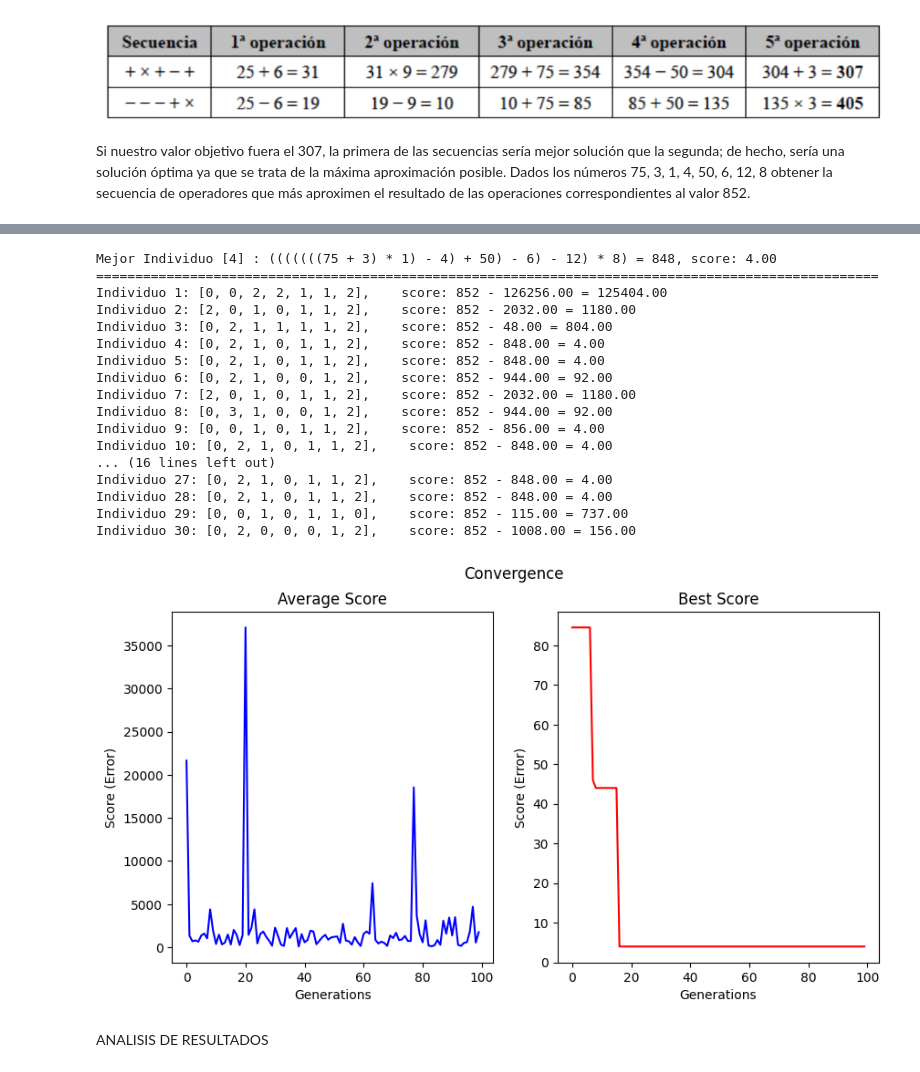
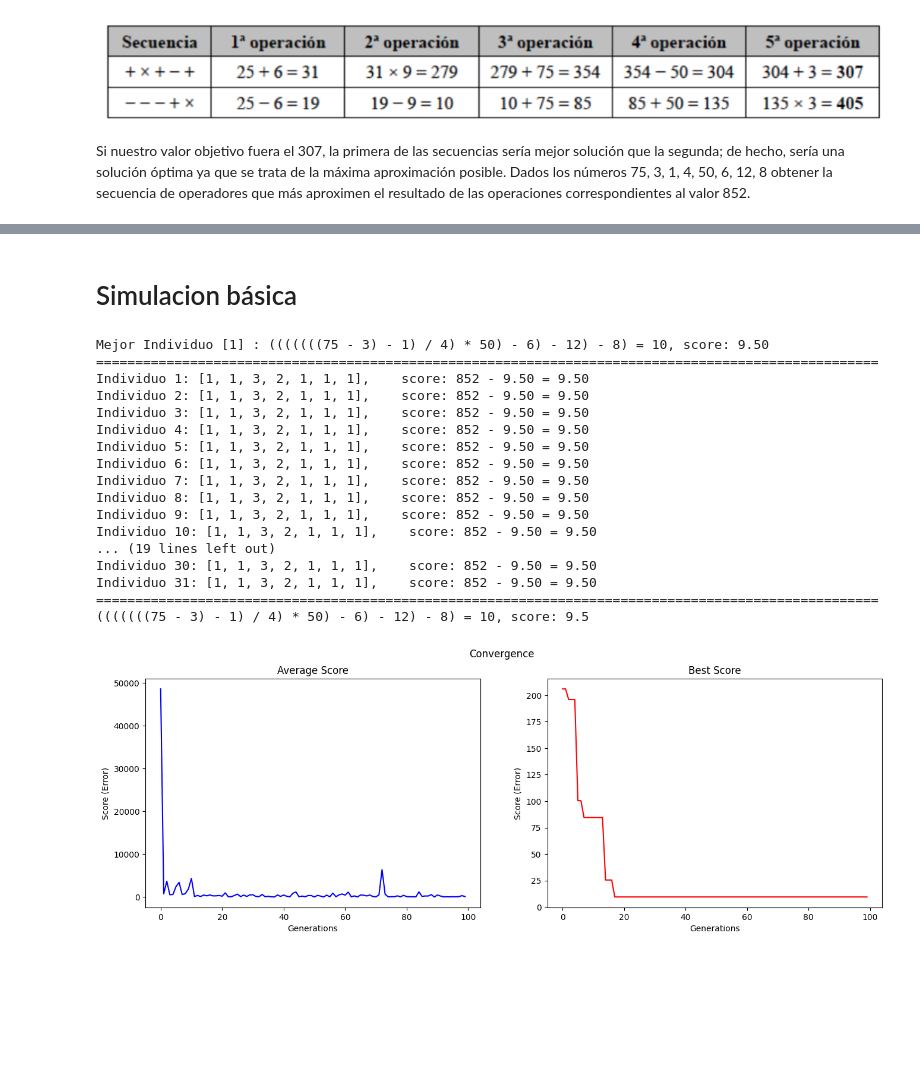
Before and after one commit to RubenGonV/SimP1, a Jupyter notebook: P2/genetic_main.ipynb, the cells around one changed output, grey strips where cells are left out. Drawn from its saved outputs; the diff is of its cells as text; code cells hidden in the pictures; blank space fills up the shorter version.

Commit message:
simulaciones

```diff
--- a/P2/genetic_main.ipynb
+++ b/P2/genetic_main.ipynb
@@ -63,6 +108,6 @@ def evaluar_poblacion(poblacion):
     evaluaciones = []
 
     for i in poblacion:
-        evaluaciones.append(abs(objetivo-evaluar_individuo(i)))
+        evaluaciones.append(score_individuo(i))
 
     return evaluaciones
@@ -109,7 +156,7 @@ Operadores (seleccion (prob y torneo), cruce y mutacion)
 # %%
-def seleccion_torneo(poblacion, evaluaciones, k_torneo, num_seleccionados):
+def seleccion_torneo(poblacion, k_torneo, num_seleccionados):
     """
-    Realiza selección por torneo.
+    Realiza selección por torneo con selección única.
 
     INPUT:
     - poblacion: lista de individuos.
@@ -118,19 +165,25 @@ def seleccion_torneo(poblacion, evaluaciones, k_torneo, num_seleccionados):
     - num_seleccionados: número de individuos a seleccionar.
 
     OUTPUT:
-    - lista de individuos seleccionados.
+    - lista de individuos seleccionados únicos.
     """
     seleccionados = []
+    disponibles = list(range(len(poblacion)))  # Lista de índices disponibles
+    evaluaciones = evaluar_poblacion(poblacion)
 
     for _ in range(num_seleccionados):
-        # Selecciona k_torneo individuos al azar de la población.
-        indices_torneo = random.sample(range(len(poblacion)), k_torneo)
+        # Selecciona k_torneo individuos al azar de los disponibles
+        indices_torneo = random.sample(disponibles, min(k_torneo, len(disponibles)))
         participantes = [poblacion[i] for i in indices_torneo]
         evaluar_torneo = [evaluaciones[i] for i in indices_torneo]
 
         # Seleccionar al mejor del torneo
-        ganador = participantes[evaluar_torneo.index(min(evaluar_torneo))]
-        # print(f'el ganador de la seleccion es {ganador} de entre {participantes}')
+        mejor_indice_local = evaluar_torneo.index(min(evaluar_torneo))
+        ganador_indice = indices_torneo[mejor_indice_local]
+        ganador = poblacion[ganador_indice]
+
+        # Eliminar el índice seleccionado de disponibles
+        disponibles.remove(ganador_indice)
         seleccionados.append(ganador)
 
     return seleccionados
@@ -261,54 +487,57 @@ lista_numeros = [75, 3, 1, 4, 50, 6, 12, 8] # ejemplo: [25, 6, 9, 75, 50, 3, 8]
 objetivo = 852 # ejemplo: 307
 operadores = ['+', '-', '*', '/']
+# %% [markdown]
+# Simulacion básica
 # %%
 n_inicial = 30
 n_epocas = 100
 k_torneo = 3
-prob_cruce = 0.8
-prob_mutacion = 0.1
+replacement_ratio = 0.5
+prob_cruce = 0.6
+prob_mutacion = 0.05
 
-_, _, best_fitness_history, average_fitness_history = genetic_main(lista_numeros, objetivo, operadores, n_inicial, k_torneo,
-                                                                   n_epocas, prob_cruce, prob_mutacion)
+mejor, _, best_fitness_history, average_fitness_history = genetic_main(lista_numeros, objetivo, operadores, n_inicial, k_torneo,
+                                                                                     replacement_ratio, n_epocas, prob_cruce, prob_mutacion)
+print("=" * 100)
+print(f"{individuo_to_string(mejor)}, score: {score_individuo(mejor)}")
 # %% [output]
-Mejor Individuo [4] : (((((((75 + 3) * 1) - 4) + 50) - 6) - 12) * 8) = 848, score: 4.00
+Mejor Individuo [1] : (((((((75 - 3) - 1) / 4) * 50) - 6) - 12) - 8) = 10, score: 9.50
 ====================================================================================================
-Individuo 1: [0, 0, 2, 2, 1, 1, 2],    score: 852 - 126256.00 = 125404.00
-Individuo 2: [2, 0, 1, 0, 1, 1, 2],    score: 852 - 2032.00 = 1180.00
-Individuo 3: [0, 2, 1, 1, 1, 1, 2],    score: 852 - 48.00 = 804.00
-Individuo 4: [0, 2, 1, 0, 1, 1, 2],    score: 852 - 848.00 = 4.00
-Individuo 5: [0, 2, 1, 0, 1, 1, 2],    score: 852 - 848.00 = 4.00
-Individuo 6: [0, 2, 1, 0, 0, 1, 2],    score: 852 - 944.00 = 92.00
-Individuo 7: [2, 0, 1, 0, 1, 1, 2],    score: 852 - 2032.00 = 1180.00
-Individuo 8: [0, 3, 1, 0, 0, 1, 2],    score: 852 - 944.00 = 92.00
-Individuo 9: [0, 0, 1, 0, 1, 1, 2],    score: 852 - 856.00 = 4.00
-Individuo 10: [0, 2, 1, 0, 1, 1, 2],    score: 852 - 848.00 = 4.00
-... (16 lines left out)
-Individuo 27: [0, 2, 1, 0, 1, 1, 2],    score: 852 - 848.00 = 4.00
-Individuo 28: [0, 2, 1, 0, 1, 1, 2],    score: 852 - 848.00 = 4.00
-Individuo 29: [0, 0, 1, 0, 1, 1, 0],    score: 852 - 115.00 = 737.00
-Individuo 30: [0, 2, 0, 0, 0, 1, 2],    score: 852 - 1008.00 = 156.00
+Individuo 1: [1, 1, 3, 2, 1, 1, 1],    score: 852 - 9.50 = 9.50
+Individuo 2: [1, 1, 3, 2, 1, 1, 1],    score: 852 - 9.50 = 9.50
+Individuo 3: [1, 1, 3, 2, 1, 1, 1],    score: 852 - 9.50 = 9.50
+Individuo 4: [1, 1, 3, 2, 1, 1, 1],    score: 852 - 9.50 = 9.50
+Individuo 5: [1, 1, 3, 2, 1, 1, 1],    score: 852 - 9.50 = 9.50
+Individuo 6: [1, 1, 3, 2, 1, 1, 1],    score: 852 - 9.50 = 9.50
+Individuo 7: [1, 1, 3, 2, 1, 1, 1],    score: 852 - 9.50 = 9.50
+Individuo 8: [1, 1, 3, 2, 1, 1, 1],    score: 852 - 9.50 = 9.50
+Individuo 9: [1, 1, 3, 2, 1, 1, 1],    score: 852 - 9.50 = 9.50
+Individuo 10: [1, 1, 3, 2, 1, 1, 1],    score: 852 - 9.50 = 9.50
+... (19 lines left out)
+Individuo 30: [1, 1, 3, 2, 1, 1, 1],    score: 852 - 9.50 = 9.50
+Individuo 31: [1, 1, 3, 2, 1, 1, 1],    score: 852 - 9.50 = 9.50
+====================================================================================================
+(((((((75 - 3) - 1) / 4) * 50) - 6) - 12) - 8) = 10, score: 9.5
 # %%
 import matplotlib.pyplot as plt
 
 generations_range = range(len(best_fitness_history))  # Rango de generaciones en el historial
-fig, axs = plt.subplots(1, 2, figsize=(10, 5))
+fig, axs = plt.subplots(1, 2, figsize=(16, 5))
 
 # Error promedio
 axs[0].plot(generations_range, average_fitness_history, color="blue")
 axs[0].set_title("Average Score")
 axs[0].set_xlabel("Generations")
 axs[0].set_ylabel("Score (Error)")
 
 
 # Error máximo (mejor fitness)
 axs[1].plot(generations_range, best_fitness_history, color="red")
 axs[1].set_title("Best Score")
 axs[1].set_xlabel("Generations")
 axs[1].set_ylabel("Score (Error)")
 
 plt.suptitle(f"Convergence")
 plt.show()
 # %% [output]
-[figure, old version]
+[figure, new version]
-# %% [markdown]
-ANALISIS DE RESULTADOS
```
Also changed, not shown: parts of 31 cells of this notebook, 1 other file.
